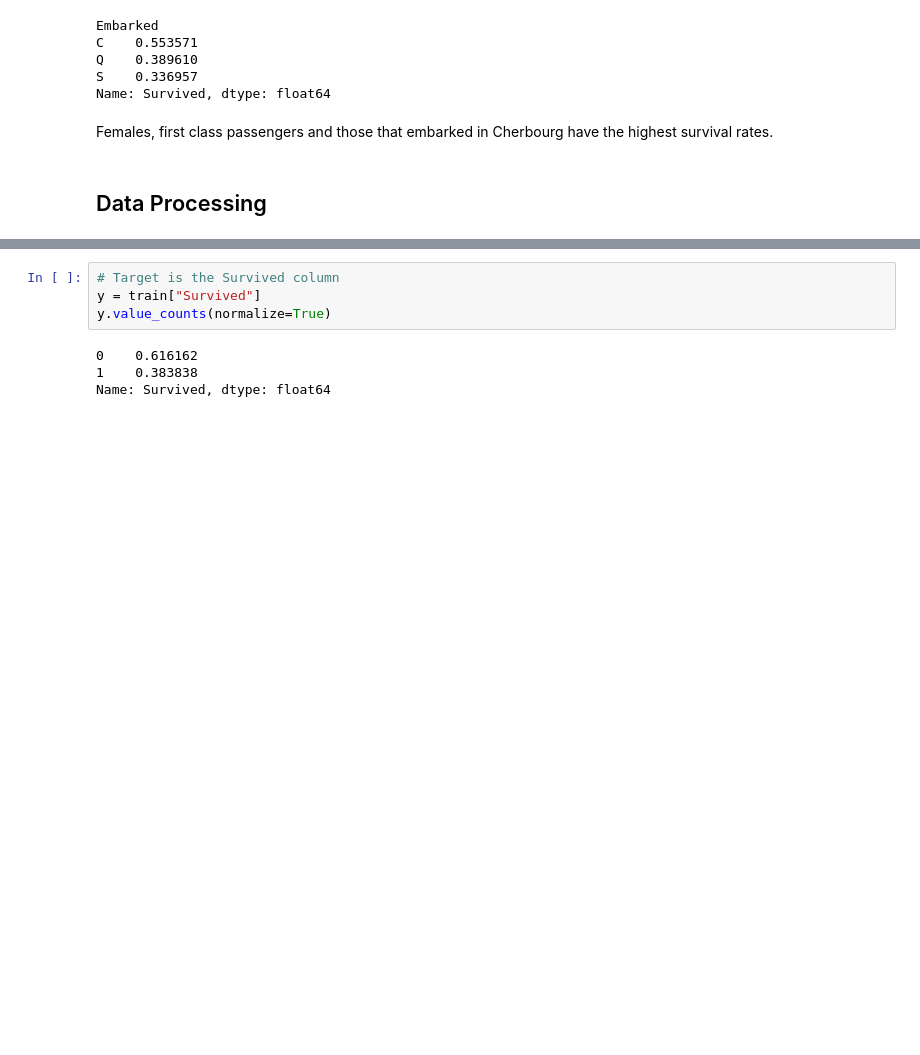
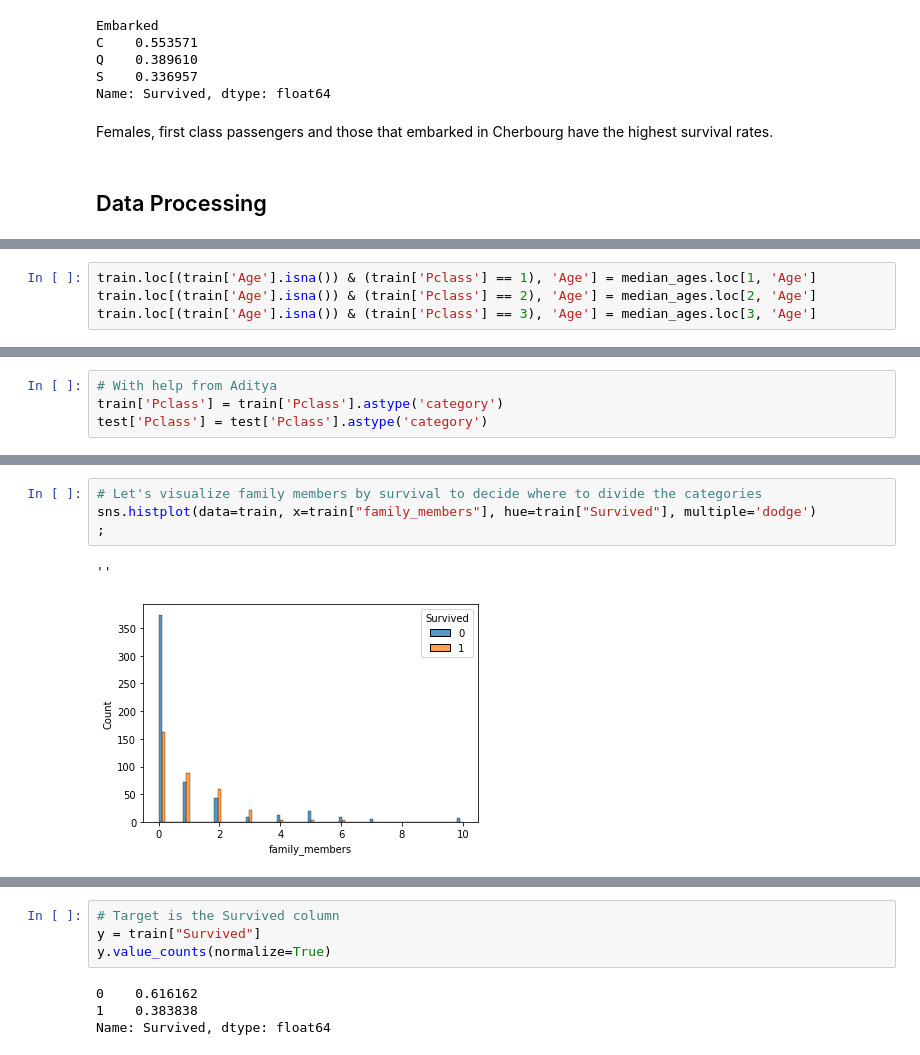
Before and after one commit to pezpet/titanic, a Jupyter notebook: code.ipynb, the cells around one changed output, grey strips where cells are left out. Saved outputs shown, nothing was run; the diff lists cells and outputs as text; blank space fills up the shorter version.

```diff
--- a/code.ipynb
+++ b/code.ipynb
@@ -120,0 +178,4 @@ Females, first class passengers and those that embarked in Cherbourg have the hi
+# %%
+train.loc[(train['Age'].isna()) & (train['Pclass'] == 1), 'Age'] = median_ages.loc[1, 'Age']
+train.loc[(train['Age'].isna()) & (train['Pclass'] == 2), 'Age'] = median_ages.loc[2, 'Age']
+train.loc[(train['Age'].isna()) & (train['Pclass'] == 3), 'Age'] = median_ages.loc[3, 'Age']
@@ -120,0 +202,4 @@ Females, first class passengers and those that embarked in Cherbourg have the hi
+# %%
+# With help from Aditya
+train['Pclass'] = train['Pclass'].astype('category')
+test['Pclass'] = test['Pclass'].astype('category')
@@ -120,0 +277,7 @@ Females, first class passengers and those that embarked in Cherbourg have the hi
+# %%
+# Let's visualize family members by survival to decide where to divide the categories
+sns.histplot(data=train, x=train["family_members"], hue=train["Survived"], multiple='dodge')
+;
+# %% [output]
+''
+[figure, added]
```
Also changed, not shown: parts of 39 cells of this notebook.
